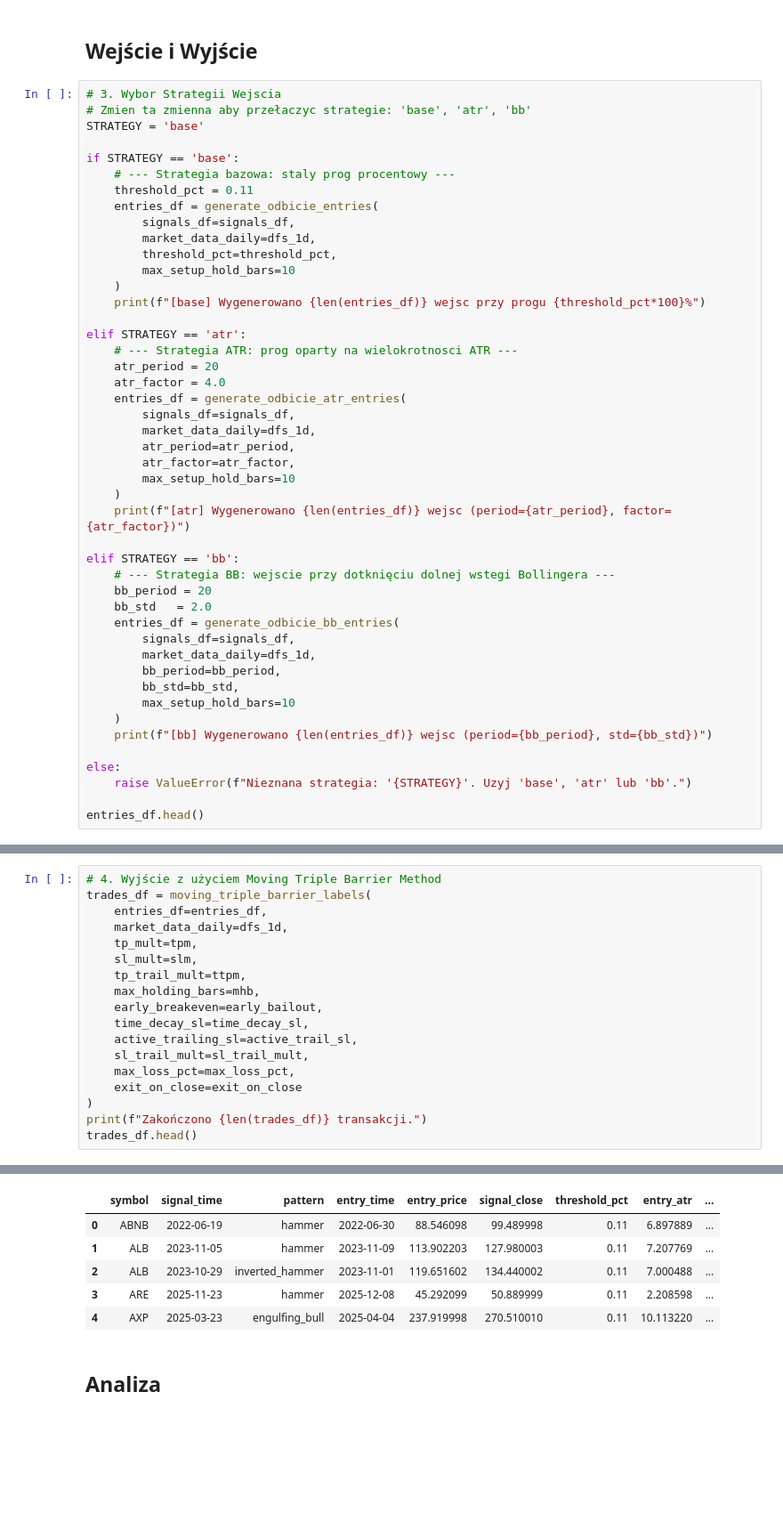
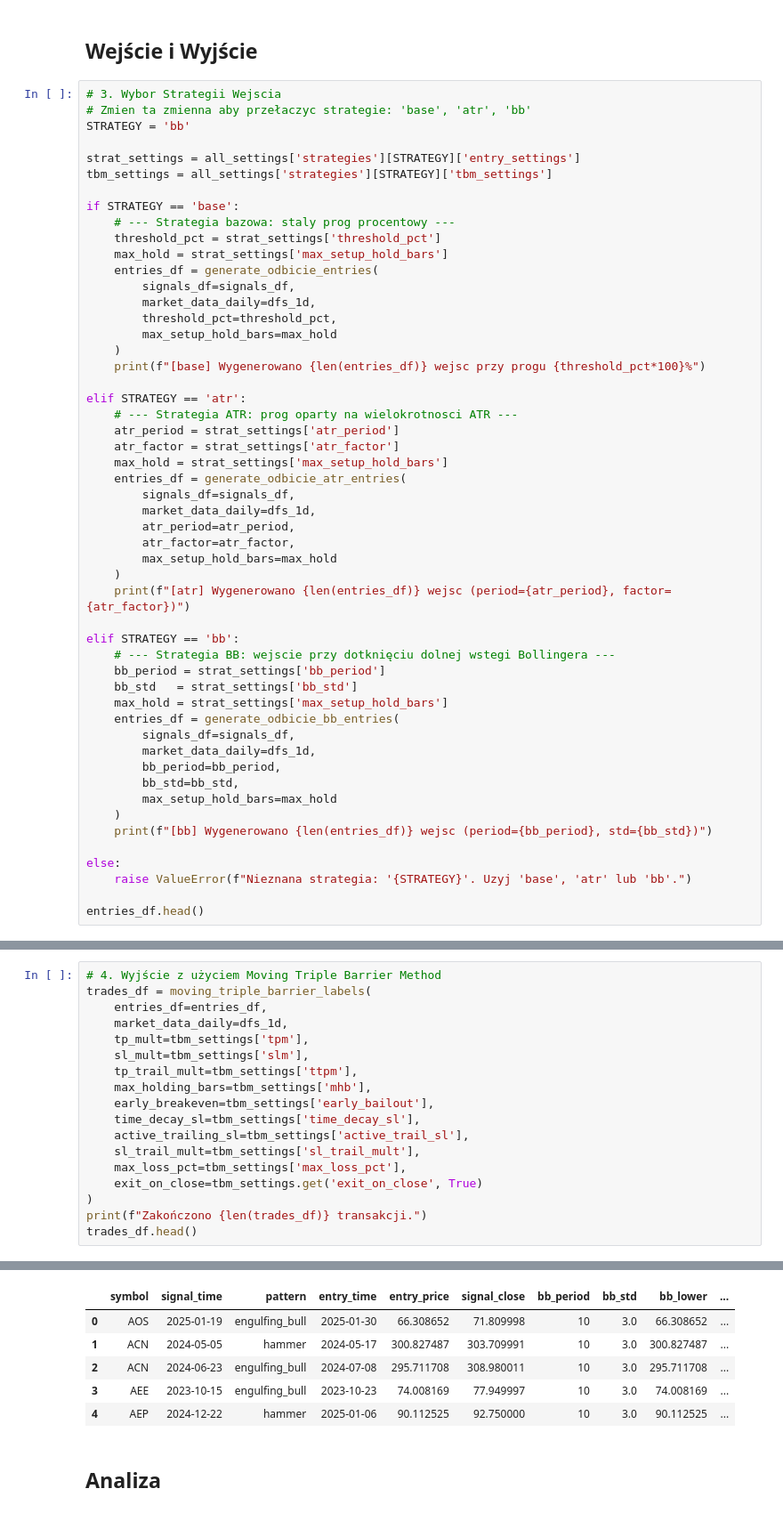
Before and after one commit to Tom-Wasko/lyse-lby, a Jupyter notebook: odbicie/main.ipynb, the cells around one changed output, grey strips where cells are left out. Shown at 89% size. Saved outputs shown, nothing was run; the diff lists cells and outputs as text; blank space fills up the shorter version.

```diff
--- a/odbicie/main.ipynb
+++ b/odbicie/main.ipynb
@@ -114,42 +109,48 @@ Wczytano 912 sygnalow z pliku c:\Users\PC\Documents\Antigravity\lyse-lby\odbicie
 # %%
 # 3. Wybor Strategii Wejscia
 # Zmien ta zmienna aby przełaczyc strategie: 'base', 'atr', 'bb'
-STRATEGY = 'base'
+STRATEGY = 'bb'
+
+strat_settings = all_settings['strategies'][STRATEGY]['entry_settings']
+tbm_settings = all_settings['strategies'][STRATEGY]['tbm_settings']
 
 if STRATEGY == 'base':
     # --- Strategia bazowa: staly prog procentowy ---
-    threshold_pct = 0.11
+    threshold_pct = strat_settings['threshold_pct']
+    max_hold = strat_settings['max_setup_hold_bars']
     entries_df = generate_odbicie_entries(
         signals_df=signals_df,
         market_data_daily=dfs_1d,
         threshold_pct=threshold_pct,
-        max_setup_hold_bars=10
+        max_setup_hold_bars=max_hold
     )
     print(f"[base] Wygenerowano {len(entries_df)} wejsc przy progu {threshold_pct*100}%")
 
 elif STRATEGY == 'atr':
     # --- Strategia ATR: prog oparty na wielokrotnosci ATR ---
-    atr_period = 20
-    atr_factor = 4.0
+    atr_period = strat_settings['atr_period']
+    atr_factor = strat_settings['atr_factor']
+    max_hold = strat_settings['max_setup_hold_bars']
     entries_df = generate_odbicie_atr_entries(
         signals_df=signals_df,
         market_data_daily=dfs_1d,
         atr_period=atr_period,
         atr_factor=atr_factor,
-        max_setup_hold_bars=10
+        max_setup_hold_bars=max_hold
     )
     print(f"[atr] Wygenerowano {len(entries_df)} wejsc (period={atr_period}, factor={atr_factor})")
 
 elif STRATEGY == 'bb':
     # --- Strategia BB: wejscie przy dotknięciu dolnej wstegi Bollingera ---
-    bb_period = 20
-    bb_std   = 2.0
+    bb_period = strat_settings['bb_period']
+    bb_std   = strat_settings['bb_std']
+    max_hold = strat_settings['max_setup_hold_bars']
     entries_df = generate_odbicie_bb_entries(
         signals_df=signals_df,
         market_data_daily=dfs_1d,
         bb_period=bb_period,
         bb_std=bb_std,
-        max_setup_hold_bars=10
+        max_setup_hold_bars=max_hold
     )
     print(f"[bb] Wygenerowano {len(entries_df)} wejsc (period={bb_period}, std={bb_std})")
 
@@ -195,16 +171,16 @@ exit_on_close=True
 trades_df = moving_triple_barrier_labels(
     entries_df=entries_df,
     market_data_daily=dfs_1d,
-    tp_mult=tpm,
-    sl_mult=slm,
-    tp_trail_mult=ttpm,
-    max_holding_bars=mhb,
-    early_breakeven=early_bailout,
-    time_decay_sl=time_decay_sl,
-    active_trailing_sl=active_trail_sl,
-    sl_trail_mult=sl_trail_mult,
-    max_loss_pct=max_loss_pct,
-    exit_on_close=exit_on_close
+    tp_mult=tbm_settings['tpm'],
+    sl_mult=tbm_settings['slm'],
+    tp_trail_mult=tbm_settings['ttpm'],
+    max_holding_bars=tbm_settings['mhb'],
+    early_breakeven=tbm_settings['early_bailout'],
+    time_decay_sl=tbm_settings['time_decay_sl'],
+    active_trailing_sl=tbm_settings['active_trail_sl'],
+    sl_trail_mult=tbm_settings['sl_trail_mult'],
+    max_loss_pct=tbm_settings['max_loss_pct'],
+    exit_on_close=tbm_settings.get('exit_on_close', True)
 )
 print(f"Zakończono {len(trades_df)} transakcji.")
 trades_df.head()
@@ -213,9 +189,9 @@ Zakończono 107 transakcji.
-|  | symbol | signal_time | pattern | entry_time | entry_price | signal_close | threshold_pct | entry_atr | ... |
-| 0 | ABNB | 2022-06-19 | hammer | 2022-06-30 | 88.546098 | 99.489998 | 0.11 | 6.897889 | ... |
-| 1 | ALB | 2023-11-05 | hammer | 2023-11-09 | 113.902203 | 127.980003 | 0.11 | 7.207769 | ... |
-| 2 | ALB | 2023-10-29 | inverted_hammer | 2023-11-01 | 119.651602 | 134.440002 | 0.11 | 7.000488 | ... |
-| 3 | ARE | 2025-11-23 | hammer | 2025-12-08 | 45.292099 | 50.889999 | 0.11 | 2.208598 | ... |
-| 4 | AXP | 2025-03-23 | engulfing_bull | 2025-04-04 | 237.919998 | 270.510010 | 0.11 | 10.113220 | ... |
+|  | symbol | signal_time | pattern | entry_time | entry_price | signal_close | bb_period | bb_std | bb_lower | ... |
+| 0 | AOS | 2025-01-19 | engulfing_bull | 2025-01-30 | 66.308652 | 71.809998 | 10 | 3.0 | 66.308652 | ... |
+| 1 | ACN | 2024-05-05 | hammer | 2024-05-17 | 300.827487 | 303.709991 | 10 | 3.0 | 300.827487 | ... |
+| 2 | ACN | 2024-06-23 | engulfing_bull | 2024-07-08 | 295.711708 | 308.980011 | 10 | 3.0 | 295.711708 | ... |
+| 3 | AEE | 2023-10-15 | engulfing_bull | 2023-10-23 | 74.008169 | 77.949997 | 10 | 3.0 | 74.008169 | ... |
+| 4 | AEP | 2024-12-22 | hammer | 2025-01-06 | 90.112525 | 92.750000 | 10 | 3.0 | 90.112525 | ... |
 # %% [markdown]
 ## Analiza
 # %%
```
Also changed, not shown: parts of 14 cells of this notebook, 1 other file.
